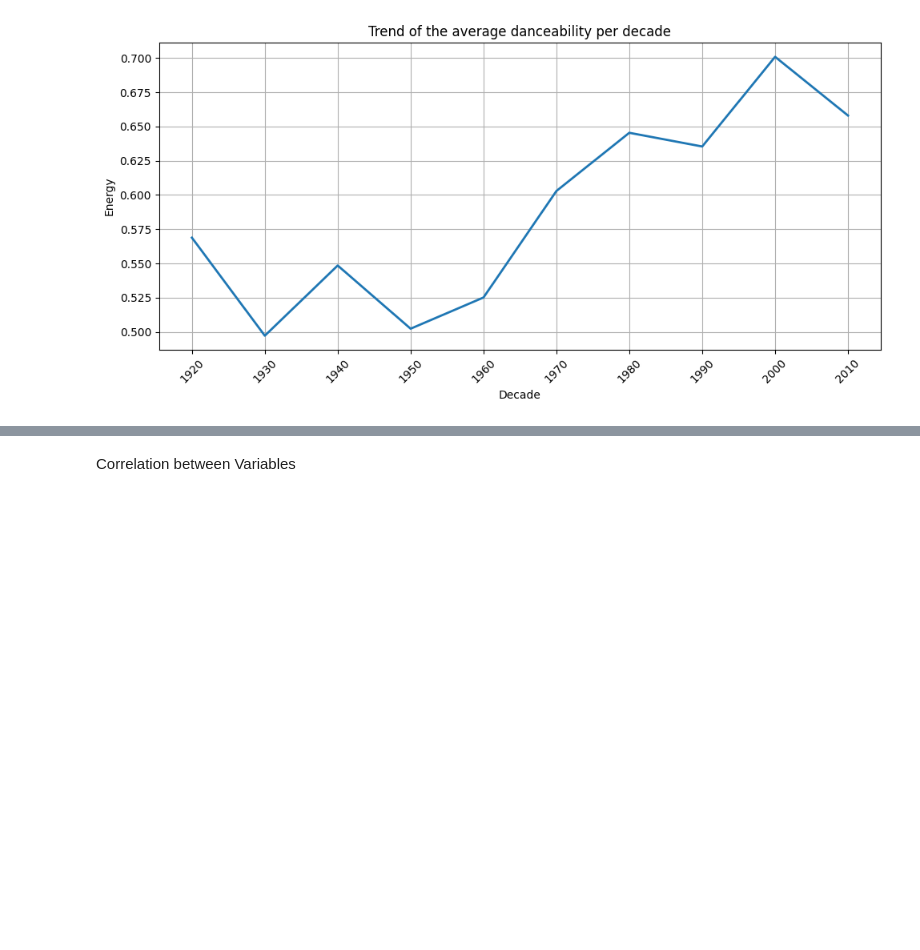
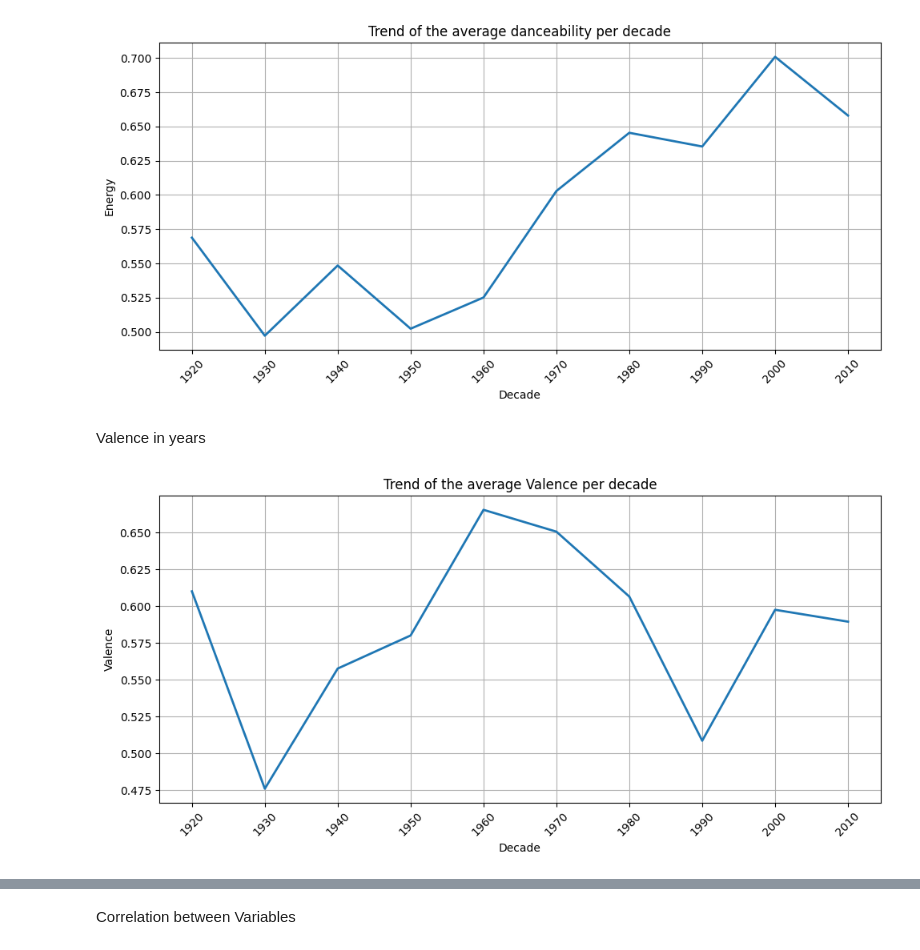
Before and after one commit to leotodisco/Spotify-Data-Analysis, a Jupyter notebook: src/spotify_eda.ipynb, the cells around one changed output, grey strips where cells are left out. Cells and saved outputs as stored; diff of their text form; code cells hidden in the pictures; blank space fills up the shorter version.

```diff
--- a/src/spotify_eda.ipynb
+++ b/src/spotify_eda.ipynb
@@ -257,3 +257,19 @@ plt.tight_layout()
 plt.show()
 # %% [output]
 [figure]
+# %% [markdown]
+Valence in years
+# %%
+valence_decade = df.groupby("decade").valence.mean().reset_index()
+
+plt.figure(figsize=(10, 5))
+plt.plot(valence_decade["decade"], valence_decade["valence"], linewidth = 2)
+plt.title('Trend of the average Valence per decade')
+plt.xlabel('Decade')
+plt.ylabel('Valence')
+plt.grid(True)
+plt.xticks(valence_decade['decade'], rotation=45)
+plt.tight_layout()
+plt.show()
+# %% [output]
+[figure, added]
```
Also changed, not shown: parts of 9 cells of this notebook.
